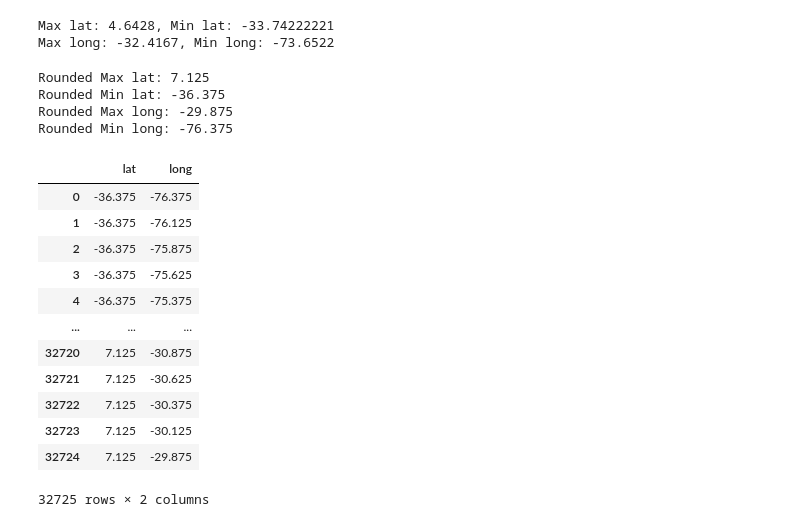
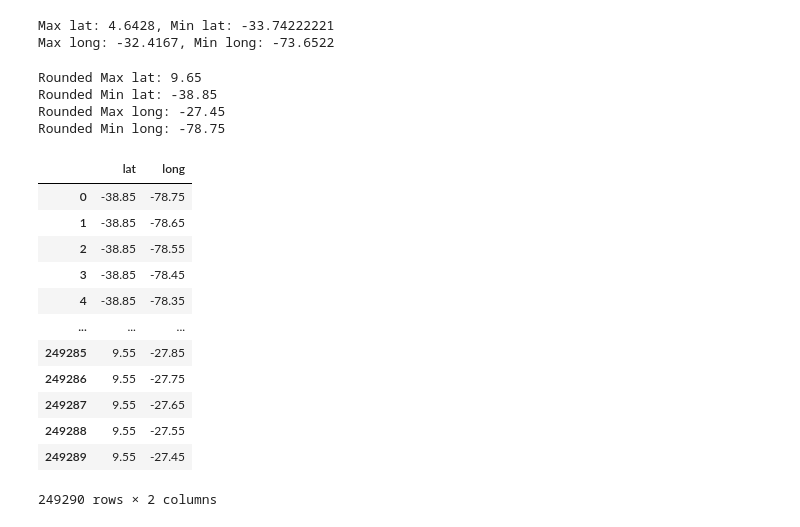
Before and after one commit to LARHENA/UFPB_Brain-D, a Jupyter notebook: Scripts e Dados/3.1 - Grid Generator.ipynb, the cells around one changed output. Saved outputs shown, nothing was run; the diff lists cells and outputs as text; code cells hidden in the pictures.

```diff
--- a/Scripts e Dados/3.1 - Grid Generator.ipynb
+++ b/Scripts e Dados/3.1 - Grid Generator.ipynb
@@ -23,3 +23,5 @@ with h5py.File(file_path, 'r') as hdf:
+# %%
+spatial_resolution = 0.1
 # %%
 df_info = pd.read_hdf(file_path, key='table_info')
 df_info
@@ -53,80 +55,84 @@ print(f"Max long: {max_long}, Min long: {min_long}")
 Max lat: 4.6428, Min lat: -33.74222221
 Max long: -32.4167, Min long: -73.6522
 # %%
-# Round up the maximum lat by 0.25
-rounded_max_lat = math.ceil(max_lat / 0.25) * 0.25
+# Round up the maximum lat by spatial_resolution
+rounded_max_lat = math.ceil(max_lat / spatial_resolution) * spatial_resolution
 
-# Round down the minimum lat by 0.25
-rounded_min_lat = math.floor(min_lat / 0.25) * 0.25
+# Round down the minimum lat by spatial_resolution
+rounded_min_lat = math.floor(min_lat / spatial_resolution) * spatial_resolution
 
 # Round the values again
-rounded_max_lat = round(rounded_max_lat, 2) + 2.5 - 0.25/2
-rounded_min_lat = round(rounded_min_lat, 2) - 2.5 - 0.25/2
+rounded_max_lat = round(rounded_max_lat + 5.00 - spatial_resolution/2, 2)
+rounded_min_lat = round(rounded_min_lat - 5.00 - spatial_resolution/2, 2)
 
 # Display the rounded values
 print(f"Rounded Max lat: {rounded_max_lat}")
 print(f"Rounded Min lat: {rounded_min_lat}")
 
-# Round up the maximum long by 0.25
-rounded_max_long = math.ceil(max_long / 0.25) * 0.25
+# Round up the maximum long by spatial_resolution
+rounded_max_long = math.ceil(max_long / spatial_resolution) * spatial_resolution
 
-# Round down the minimum long by 0.25
-rounded_min_long = math.floor(min_long / 0.25) * 0.25
+# Round down the minimum long by spatial_resolution
+rounded_min_long = math.floor(min_long / spatial_resolution) * spatial_resolution
 
 # Round the values again
-rounded_max_long = round(rounded_max_long, 2) + 2.5 - 0.25/2 # centro do pixel
-rounded_min_long = round(rounded_min_long, 2) - 2.5 - 0.25/2
+rounded_max_long = round(rounded_max_long + 5.00 - spatial_resolution/2, 2) # centro do pixel
+rounded_min_long = round(rounded_min_long - 5.00 - spatial_resolution/2, 2)
 
 # Display the rounded values
 print(f"Rounded Max long: {rounded_max_long}")
 print(f"Rounded Min long: {rounded_min_long}")
 # %% [output]
-Rounded Max lat: 7.125
-Rounded Min lat: -36.375
-Rounded Max long: -29.875
-Rounded Min long: -76.375
+Rounded Max lat: 9.65
+Rounded Min lat: -38.85
+Rounded Max long: -27.45
+Rounded Min long: -78.75
 # %%
 # Generate lists of lats and longs within the specified ranges
 # Initialize an empty list to store the lats
 lats = []
 
 # Start with the minimum lat
 current_lat = rounded_min_lat
 
-# Increment by 0.25 until reaching the maximum lat
+# Increment by spatial_resolution until reaching the maximum lat
 while current_lat <= rounded_max_lat:
-    lats.append(round(current_lat, 3))  # Round to 3 decimal places
-    current_lat += 0.25
+    lats.append(round(current_lat, 2))  # Round to 2 decimal places
+    current_lat += spatial_resolution
 
 longs = []
 
 # Start with the minimum long
 current_lon = rounded_min_long
 
-# Increment by 0.25 until reaching the maximum long
+# Increment by spatial_resolution until reaching the maximum long
 while current_lon <= rounded_max_long:
-    longs.append(round(current_lon, 3))  # Round to 3 decimal places
-    current_lon += 0.25
+    longs.append(round(current_lon, 2))  # Round to 2 decimal places
+    current_lon += spatial_resolution
 
 # Create all possible combinations of lats and longs using itertools
 all_combinations = list(itertools.product(lats, longs))
 
 # Create a DataFrame from the combinations
 df_coords = pd.DataFrame(all_combinations, columns=['lat', 'long'])
+df_coords['lat'] = df_coords['lat'].astype(float).round(2)
+df_coords['long'] = df_coords['long'].astype(float).round(2)
+df_coords.drop_duplicates(inplace=True, ignore_index=True)
+df_coords.to_excel('.\\5 - Results\\df_coords.xlsx', index=False, sheet_name='df_coords', engine='openpyxl')
 df_coords
 # %% [output]
 |  | lat | long |
-| 0 | -36.375 | -76.375 |
-| 1 | -36.375 | -76.125 |
-| 2 | -36.375 | -75.875 |
-| 3 | -36.375 | -75.625 |
-| 4 | -36.375 | -75.375 |
+| 0 | -38.85 | -78.75 |
+| 1 | -38.85 | -78.65 |
+| 2 | -38.85 | -78.55 |
+| 3 | -38.85 | -78.45 |
+| 4 | -38.85 | -78.35 |
 | ... | ... | ... |
-| 32720 | 7.125 | -30.875 |
-| 32721 | 7.125 | -30.625 |
-| 32722 | 7.125 | -30.375 |
-| 32723 | 7.125 | -30.125 |
-| 32724 | 7.125 | -29.875 |
+| 249285 | 9.55 | -27.85 |
+| 249286 | 9.55 | -27.75 |
+| 249287 | 9.55 | -27.65 |
+| 249288 | 9.55 | -27.55 |
+| 249289 | 9.55 | -27.45 |
-32725 rows × 2 columns
+249290 rows × 2 columns
 # %%
 br_map = geobr.read_state(year=2020)
```
Also changed, not shown: parts of 12 cells of this notebook.
